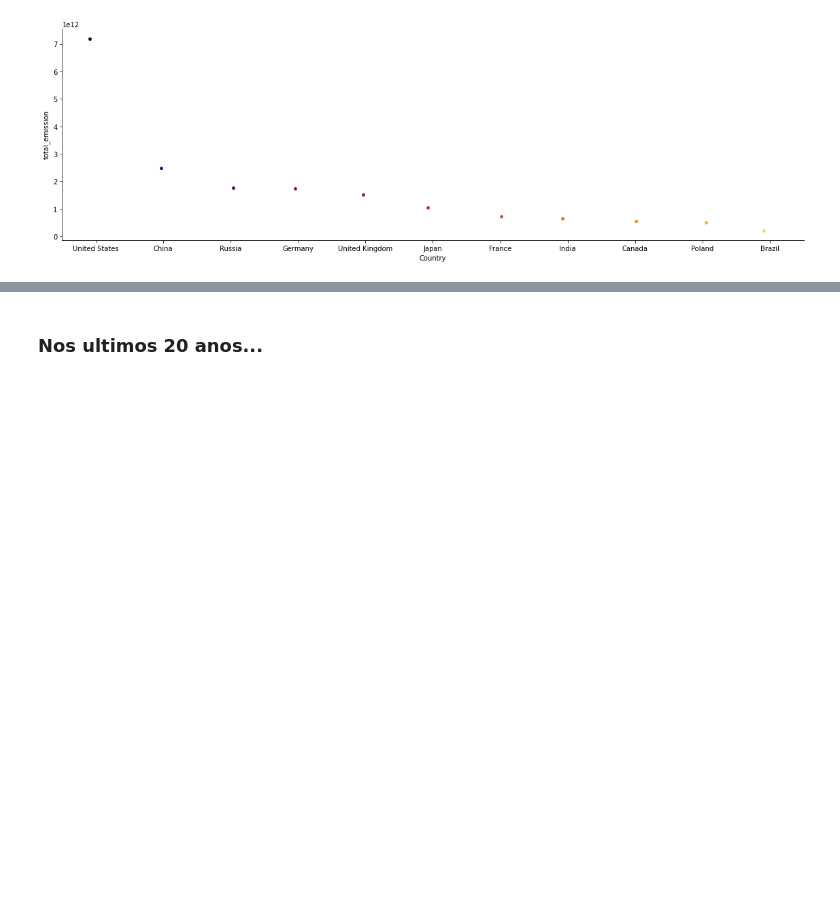
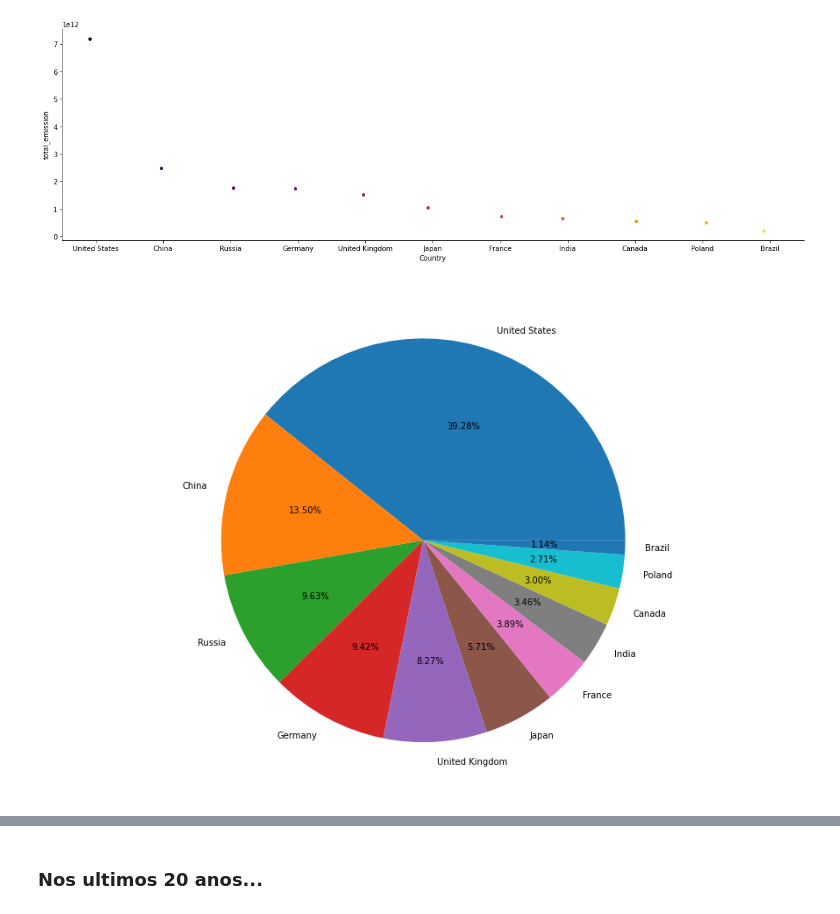
Before and after one commit to MaksonViini/Green-House-Gases, a Jupyter notebook: green_house_gases.ipynb, the cells around one changed output, grey strips where cells are left out. Drawn from its saved outputs; the diff is of its cells as text; code cells hidden in the pictures; blank space fills up the shorter version.

```diff
--- a/green_house_gases.ipynb
+++ b/green_house_gases.ipynb
@@ -244,0 +240,8 @@ fig.show()
+# %%
+fig = plt.figure()
+ax = fig.add_axes([0, 0, 2, 2])
+ax.axis('equal')
+ax.pie(df_economies['total_emission'], labels = df_economies["Country"], autopct='%1.2f%%')
+plt.show()
+# %% [output]
+[figure, added]
```
Also changed, not shown: parts of 12 cells of this notebook.
